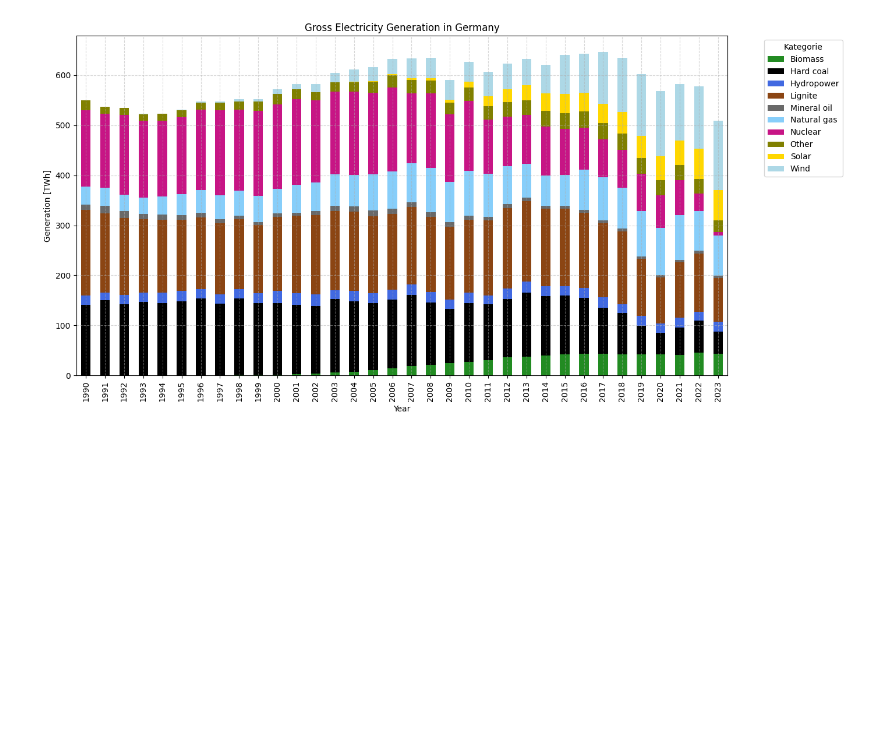
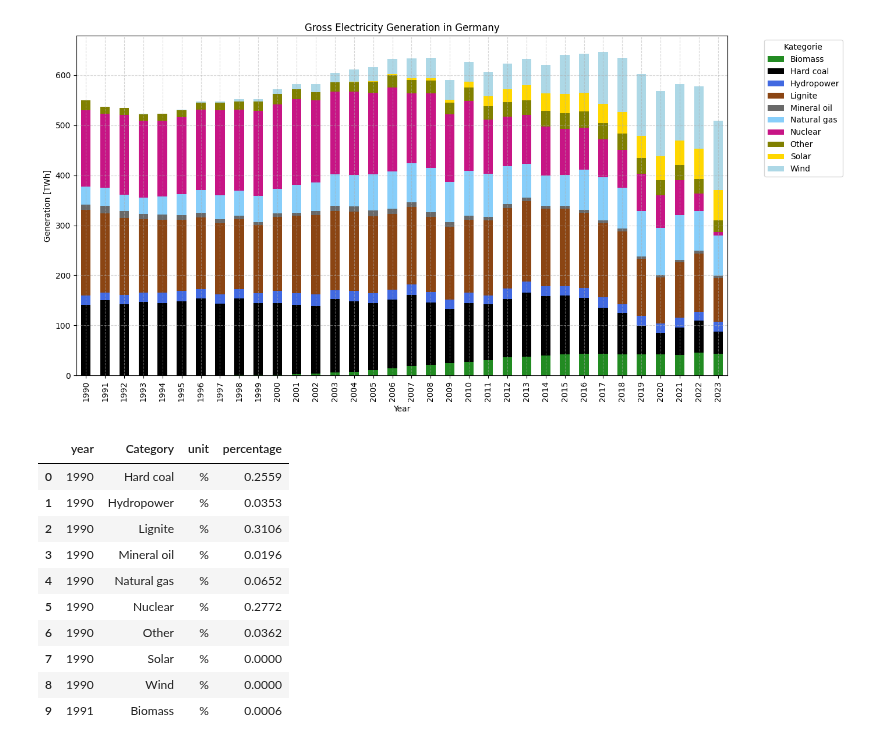
Before and after one commit to SultanGabriel/de_gridmix, a Jupyter notebook: gridmix_destatis.ipynb, the cells around one changed output. Drawn from its saved outputs; the diff is of its cells as text; code cells hidden in the pictures; blank space fills up the shorter version.

Commit message:
added relative DF_3

```diff
--- a/gridmix_destatis.ipynb
+++ b/gridmix_destatis.ipynb
@@ -590,3 +596,35 @@ plt.savefig(os.path.join(PLOT_DIR, "DF_3.png"), dpi=300, bbox_inches="tight")
 plt.show()
 # %% [output]
 [figure]
+# %%
+# Avgs
+
+# Beispiel: Dein DataFrame heißt DF_3_RELATIVE
+DF_3_RELATIVE = DF_3_CATEGORIZED.copy()
+
+# Schritt 1: Gesamterzeugung pro Jahr berechnen
+total_per_year = DF_3_RELATIVE.groupby('year')['value'].transform('sum')
+
+# Schritt 2: Anteil jeder Kategorie in Prozent berechnen
+DF_3_RELATIVE['percentage'] = (DF_3_RELATIVE['value'] / total_per_year)
+
+# Optional: Prozent auf 2 Nachkommastellen runden
+DF_3_RELATIVE['percentage'] = DF_3_RELATIVE['percentage'].round(4)
+
+DF_3_RELATIVE = DF_3_RELATIVE.drop(columns=['value'])
+
+DF_3_RELATIVE['unit'] = "%"
+
+DF_3_RELATIVE.head(10)
+# %% [output]
+|  | year | Category | unit | percentage |
+| 0 | 1990 | Hard coal | % | 0.2559 |
+| 1 | 1990 | Hydropower | % | 0.0353 |
+| 2 | 1990 | Lignite | % | 0.3106 |
+| 3 | 1990 | Mineral oil | % | 0.0196 |
+| 4 | 1990 | Natural gas | % | 0.0652 |
+| 5 | 1990 | Nuclear | % | 0.2772 |
+| 6 | 1990 | Other | % | 0.0362 |
+| 7 | 1990 | Solar | % | 0.0000 |
+| 8 | 1990 | Wind | % | 0.0000 |
+| 9 | 1991 | Biomass | % | 0.0006 |
```
Also changed, not shown: parts of 2 cells of this notebook, 8 other files.
